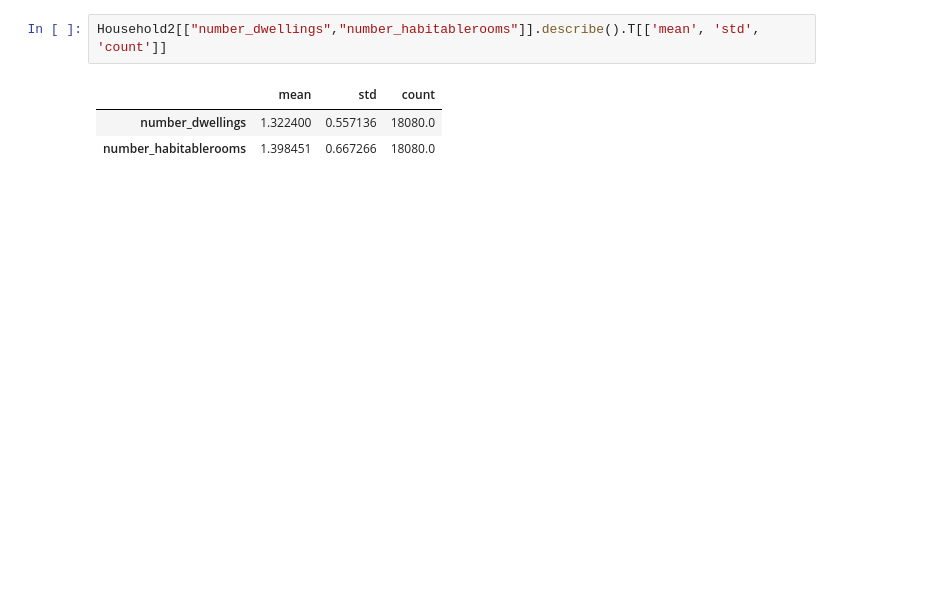
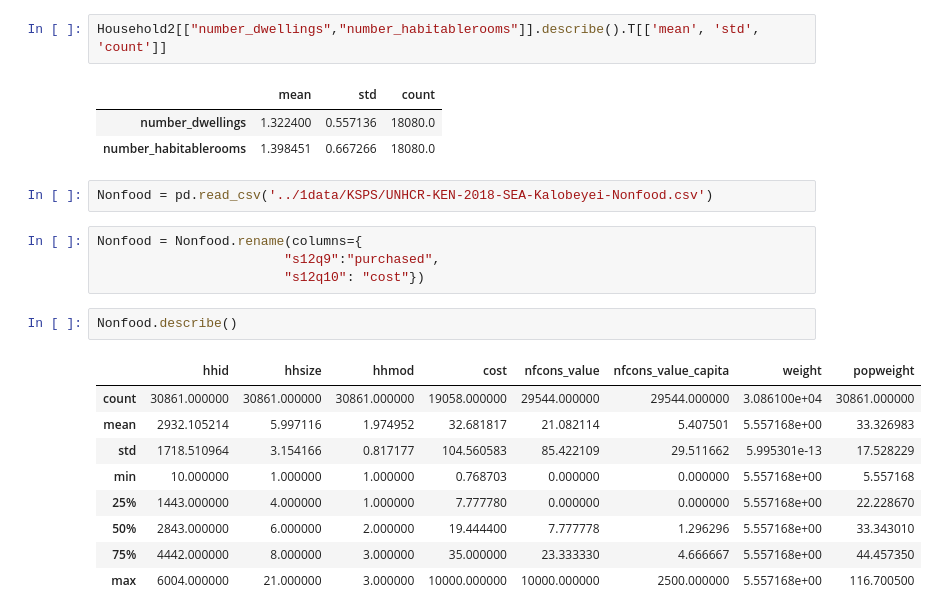
Before and after one commit to Colleen-ODonnell/KenyaPovertyTargetingModel, a Jupyter notebook: 2progs/C1_DescriptiveStatistics.ipynb, the cells around one changed output. Saved outputs shown, nothing was run; the diff lists cells and outputs as text; blank space fills up the shorter version.

```diff
--- a/2progs/C1_DescriptiveStatistics.ipynb
+++ b/2progs/C1_DescriptiveStatistics.ipynb
@@ -669,3 +660,21 @@ Household2[["number_dwellings","number_habitablerooms"]].describe().T[['mean', '
 |  | mean | std | count |
 | number_dwellings | 1.322400 | 0.557136 | 18080.0 |
 | number_habitablerooms | 1.398451 | 0.667266 | 18080.0 |
+# %%
+Nonfood = pd.read_csv('../1data/KSPS/UNHCR-KEN-2018-SEA-Kalobeyei-Nonfood.csv')
+# %%
+Nonfood = Nonfood.rename(columns={
+                        "s12q9":"purchased",
+                        "s12q10": "cost"})
+# %%
+Nonfood.describe()
+# %% [output]
+|  | hhid | hhsize | hhmod | cost | nfcons_value | nfcons_value_capita | weight | popweight |
+| count | 30861.000000 | 30861.000000 | 30861.000000 | 19058.000000 | 29544.000000 | 29544.000000 | 3.086100e+04 | 30861.000000 |
+| mean | 2932.105214 | 5.997116 | 1.974952 | 32.681817 | 21.082114 | 5.407501 | 5.557168e+00 | 33.326983 |
+| std | 1718.510964 | 3.154166 | 0.817177 | 104.560583 | 85.422109 | 29.511662 | 5.995301e-13 | 17.528229 |
+| min | 10.000000 | 1.000000 | 1.000000 | 0.768703 | 0.000000 | 0.000000 | 5.557168e+00 | 5.557168 |
+| 25% | 1443.000000 | 4.000000 | 1.000000 | 7.777780 | 0.000000 | 0.000000 | 5.557168e+00 | 22.228670 |
+| 50% | 2843.000000 | 6.000000 | 2.000000 | 19.444400 | 7.777778 | 1.296296 | 5.557168e+00 | 33.343010 |
+| 75% | 4442.000000 | 8.000000 | 3.000000 | 35.000000 | 23.333330 | 4.666667 | 5.557168e+00 | 44.457350 |
+| max | 6004.000000 | 21.000000 | 3.000000 | 10000.000000 | 10000.000000 | 2500.000000 | 5.557168e+00 | 116.700500 |
```
Also changed, not shown: parts of 13 cells of this notebook, 8 other files.
